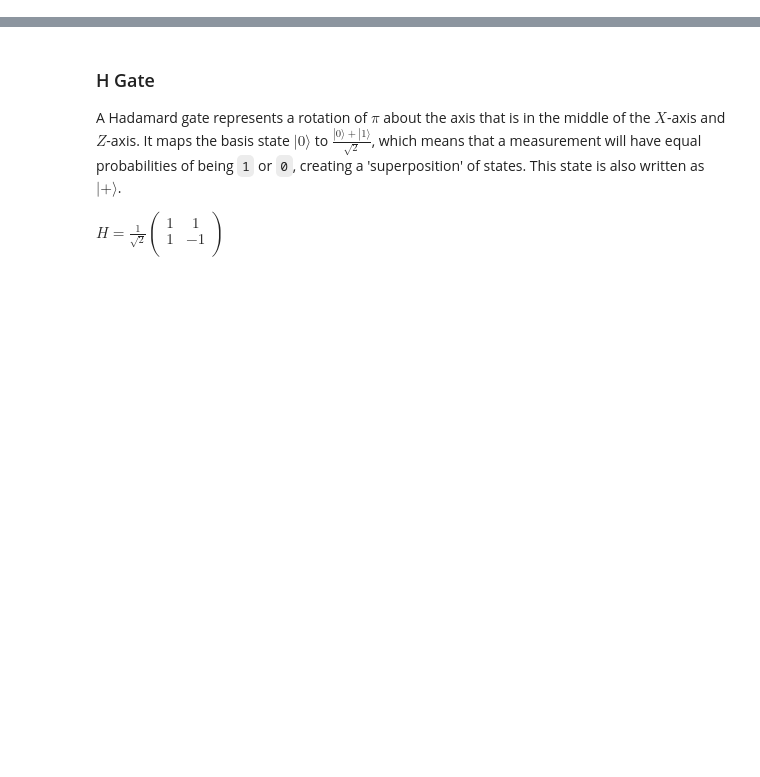
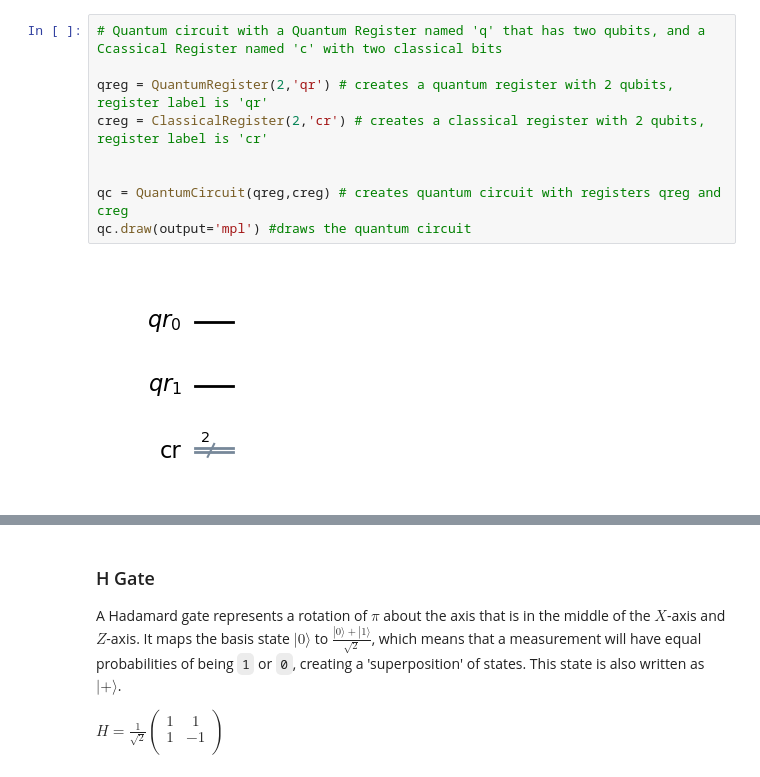
Before and after one commit to quantum-kittens/ICFO_SpringSchool_2025, a Jupyter notebook: Hands-on with Qiskit - Quantum Gates.ipynb, the cells around one changed output, grey strips where cells are left out. Saved outputs shown, nothing was run; the diff lists cells and outputs as text; blank space fills up the shorter version.

```diff
--- a/Hands-on with Qiskit - Quantum Gates.ipynb
+++ b/Hands-on with Qiskit - Quantum Gates.ipynb
@@ -14,0 +44,11 @@ Quantum circuits are models for quantum computation in which a computation is a
+# %%
+# Quantum circuit with a Quantum Register named 'q' that has two qubits, and a Ccassical Register named 'c' with two classical bits
+
+qreg = QuantumRegister(2,'qr') # creates a quantum register with 2 qubits, register label is 'qr'
+creg = ClassicalRegister(2,'cr') # creates a classical register with 2 qubits, register label is 'cr'
+
+
+qc = QuantumCircuit(qreg,creg) # creates quantum circuit with registers qreg and creg
+qc.draw(output='mpl') #draws the quantum circuit
+# %% [output]
+[figure, added]
```
Also changed, not shown: parts of 17 cells of this notebook, 1 other file.
